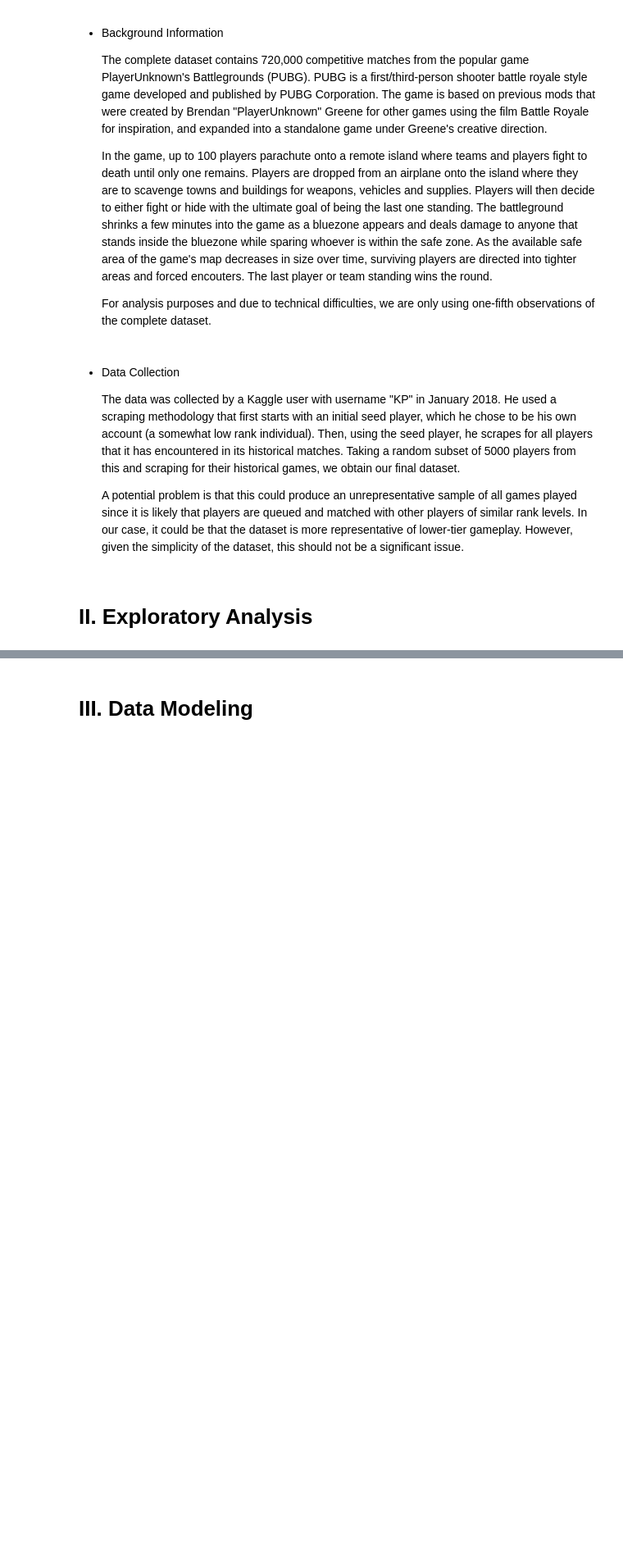
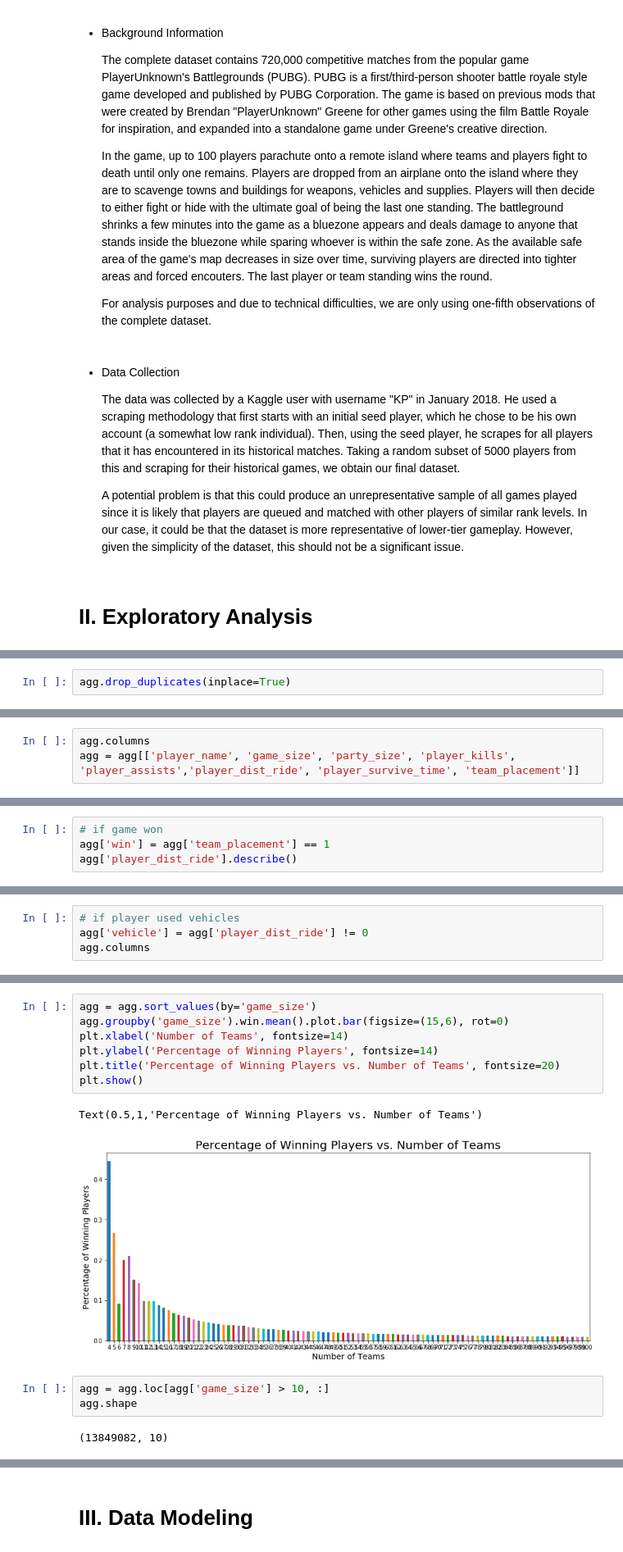
Before and after one commit to castleowl/131project, a Jupyter notebook: Stats131 Final Project.ipynb, the cells around one changed output, grey strips where cells are left out. Shown at 82% size. Cells and saved outputs as stored; diff of their text form; blank space fills up the shorter version.

```diff
--- a/Stats131 Final Project.ipynb
+++ b/Stats131 Final Project.ipynb
@@ -18,0 +31,2 @@
+# %%
+agg.drop_duplicates(inplace=True)
@@ -18,0 +48,3 @@
+# %%
+agg.columns
+agg = agg[['player_name', 'game_size', 'party_size', 'player_kills', 'player_assists','player_dist_ride', 'player_survive_time', 'team_placement']]
@@ -18,0 +73,4 @@
+# %%
+# if game won
+agg['win'] = agg['team_placement'] == 1
+agg['player_dist_ride'].describe()
@@ -18,0 +87,4 @@
+# %%
+# if player used vehicles
+agg['vehicle'] = agg['player_dist_ride'] != 0
+agg.columns
@@ -18,0 +108,15 @@
+# %%
+agg = agg.sort_values(by='game_size')
+agg.groupby('game_size').win.mean().plot.bar(figsize=(15,6), rot=0)
+plt.xlabel('Number of Teams', fontsize=14)
+plt.ylabel('Percentage of Winning Players', fontsize=14)
+plt.title('Percentage of Winning Players vs. Number of Teams', fontsize=20)
+plt.show()
+# %% [output]
+Text(0.5,1,'Percentage of Winning Players vs. Number of Teams')
+[figure, added]
+# %%
+agg = agg.loc[agg['game_size'] > 10, :]
+agg.shape
+# %% [output]
+(13849082, 10)
```
Also changed, not shown: parts of 58 cells of this notebook.
